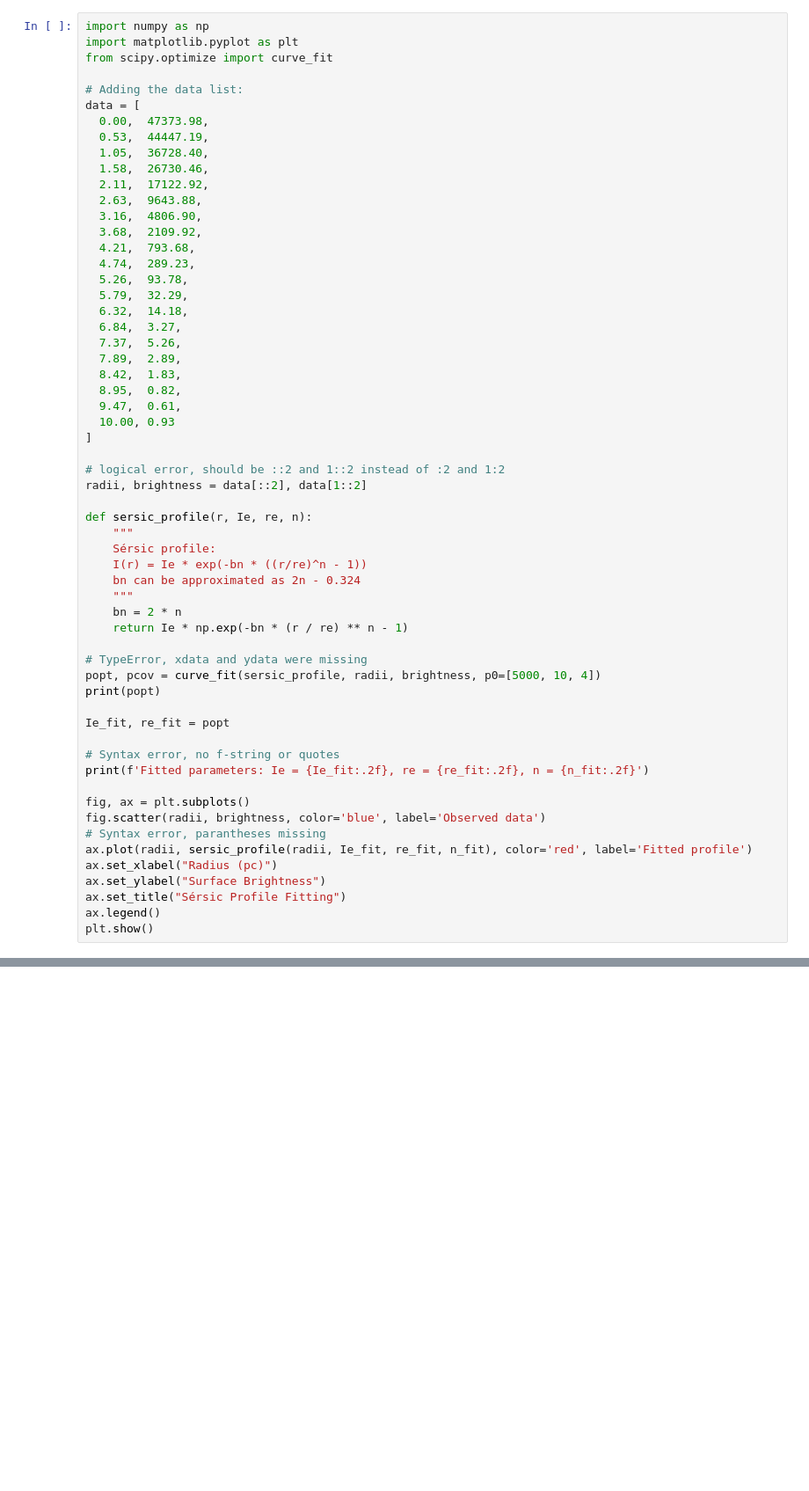
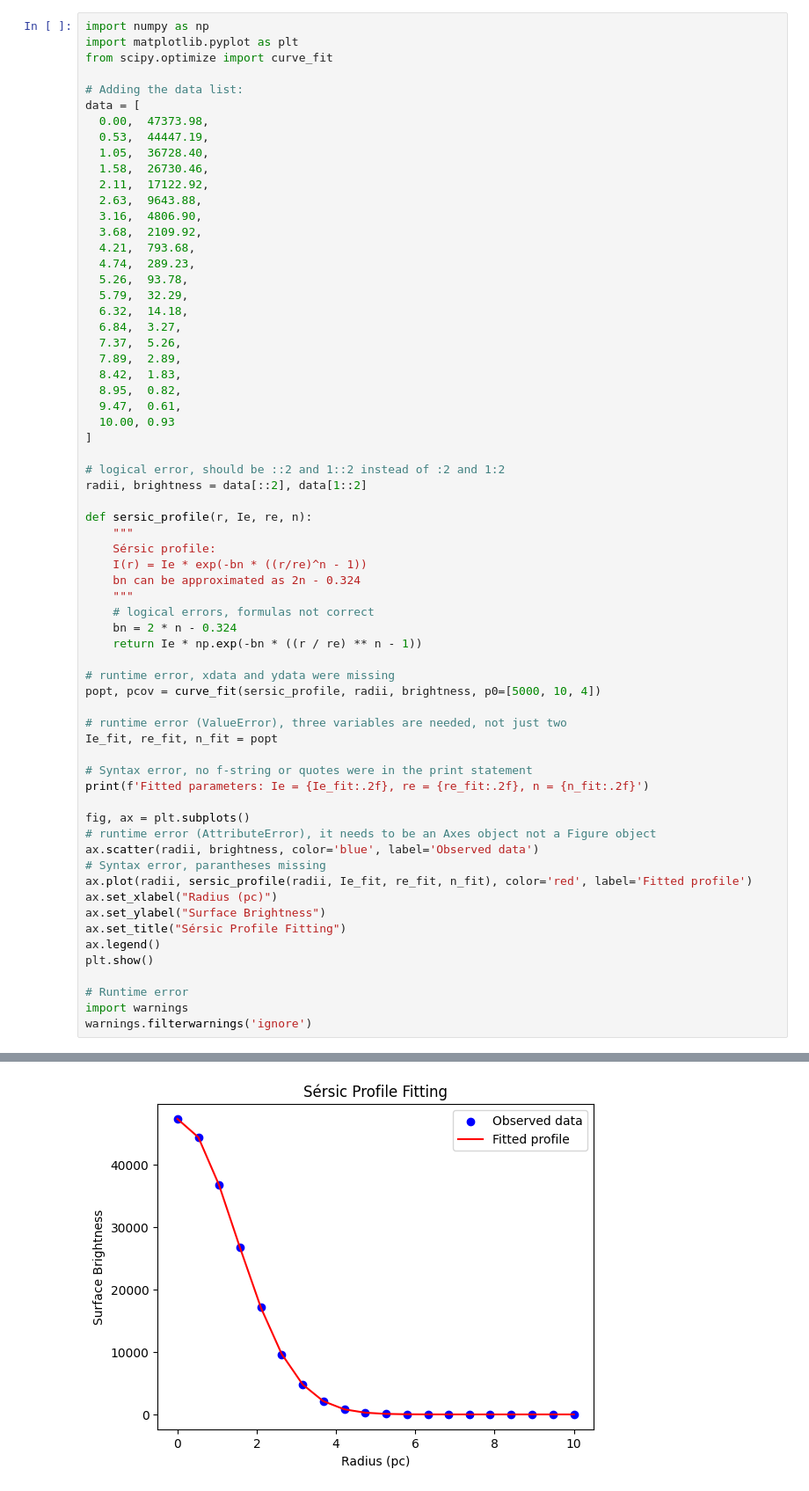
Before and after one commit to Firesapph/PROGNUM-repo, a Jupyter notebook: Task8/sq_s6235145.ipynb, the cells around one changed output, grey strips where cells are left out. Shown at 88% size. Drawn from its saved outputs; the diff is of its cells as text; blank space fills up the shorter version.

```diff
--- a/Task8/sq_s6235145.ipynb
+++ b/Task8/sq_s6235145.ipynb
@@ -36,20 +36,22 @@ def sersic_profile(r, Ie, re, n):
     I(r) = Ie * exp(-bn * ((r/re)^n - 1))
     bn can be approximated as 2n - 0.324
     """
-    bn = 2 * n
-    return Ie * np.exp(-bn * (r / re) ** n - 1)
+    # logical errors, formulas not correct
+    bn = 2 * n - 0.324
+    return Ie * np.exp(-bn * ((r / re) ** n - 1))
 
-# TypeError, xdata and ydata were missing
+# runtime error, xdata and ydata were missing
 popt, pcov = curve_fit(sersic_profile, radii, brightness, p0=[5000, 10, 4])
-print(popt)
 
-Ie_fit, re_fit = popt
+# runtime error (ValueError), three variables are needed, not just two
+Ie_fit, re_fit, n_fit = popt
 
-# Syntax error, no f-string or quotes
+# Syntax error, no f-string or quotes were in the print statement
 print(f'Fitted parameters: Ie = {Ie_fit:.2f}, re = {re_fit:.2f}, n = {n_fit:.2f}')
 
 fig, ax = plt.subplots()
-fig.scatter(radii, brightness, color='blue', label='Observed data')
+# runtime error (AttributeError), it needs to be an Axes object not a Figure object
+ax.scatter(radii, brightness, color='blue', label='Observed data')
 # Syntax error, parantheses missing
 ax.plot(radii, sersic_profile(radii, Ie_fit, re_fit, n_fit), color='red', label='Fitted profile')
 ax.set_xlabel("Radius (pc)")
@@ -57,4 +59,8 @@ ax.set_ylabel("Surface Brightness")
 ax.set_title("Sérsic Profile Fitting")
 ax.legend()
 plt.show()
+
+# Runtime error
+import warnings
+warnings.filterwarnings('ignore')
 # %% [output]
@@ -62,0 +68 @@ ValueError: too many values to unpack (expected 2)
+[figure, added]
```
Also changed, not shown: parts of 1 cell of this notebook.
